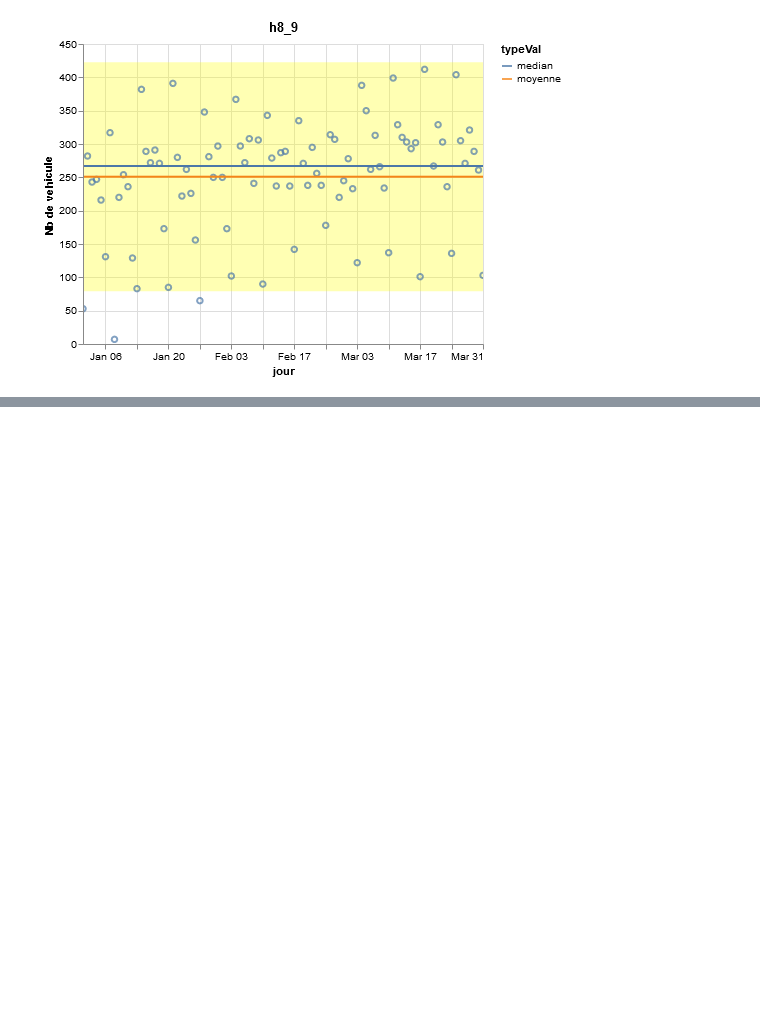
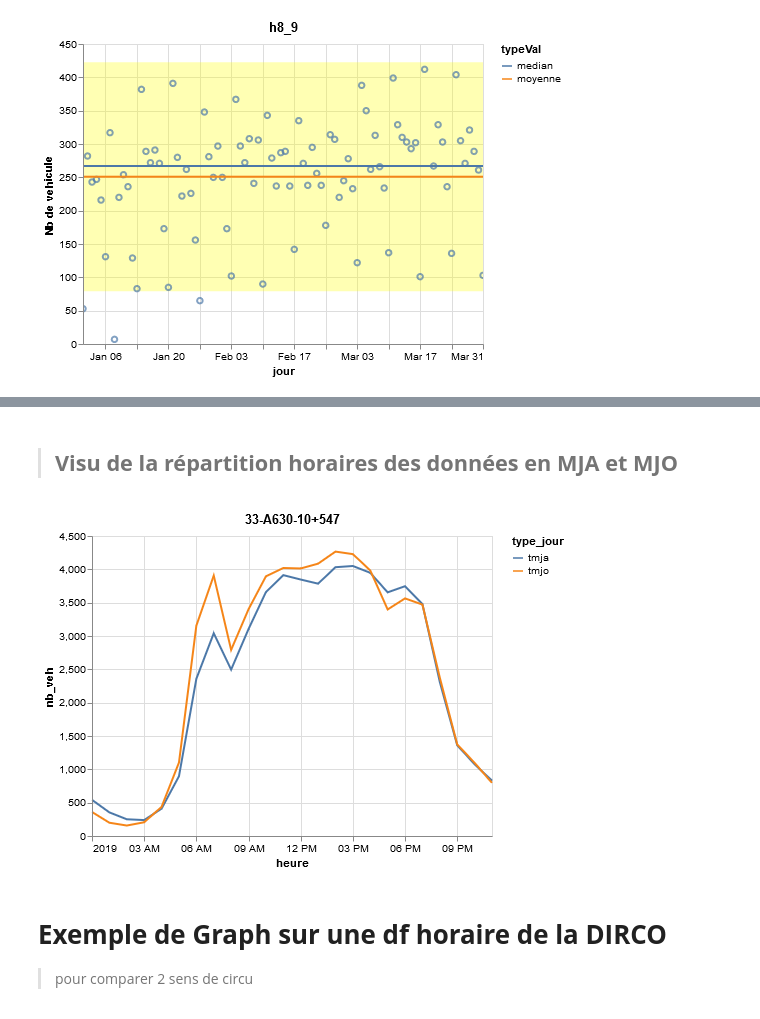
Before and after one commit to nantodevison/otv, a Jupyter notebook: otv/Transfert_Donnees/Graph_trafics.ipynb, the cells around one changed output, grey strips where cells are left out. Drawn from its saved outputs; the diff is of its cells as text; code cells hidden in the pictures; blank space fills up the shorter version.

Commit message:
dirco

```diff
--- a/otv/Transfert_Donnees/Graph_trafics.ipynb
+++ b/otv/Transfert_Donnees/Graph_trafics.ipynb
@@ -66,0 +61,13 @@ alt.VConcatChart(vconcat=[alt.HConcatChart(hconcat=([graphTrafHoraire(df_horaire
+# %% [markdown]
+> ## **Visu de la répartition horaires des données en MJA et MJO**
+# %%
+with ct.ConnexionBdd('gti_otv_pg11') as c:
+    rqt="select * from comptage.na_2010_2019_horaire where id_comptag IN (SELECT id_comptag FROM comptage.na_2010_2019_p WHERE gestionnai='DIRA' and id_comptag is not null)"
+    df=pd.read_sql(rqt,c.sqlAlchemyConn)
+# %%
+dh.GraphJourneeType(df,'33-A630-10+547')
+# %% [output]
+[figure, added]
+# %% [markdown]
+# **Exemple de Graph sur une df horaire de la DIRCO**
+> pour comparer 2 sens de circu
```
Also changed, not shown: parts of 7 cells of this notebook, 3 other files.
